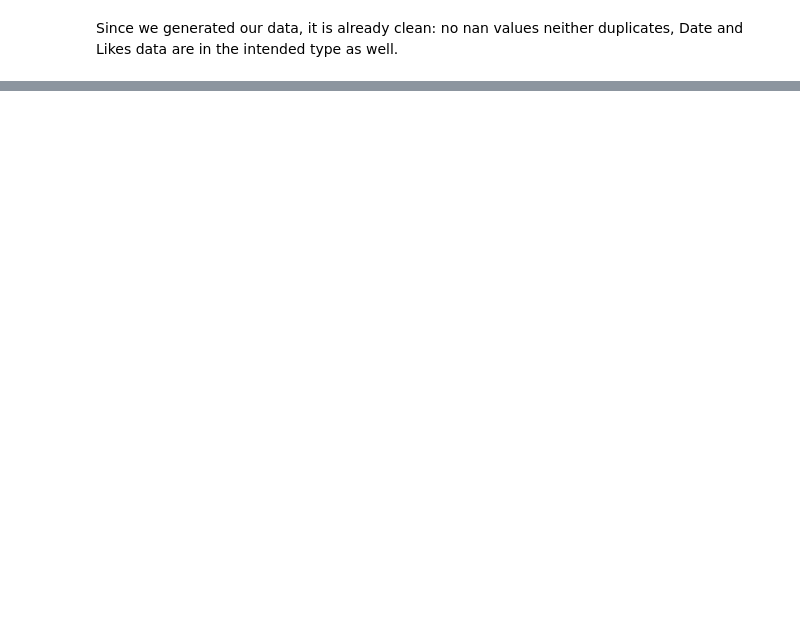
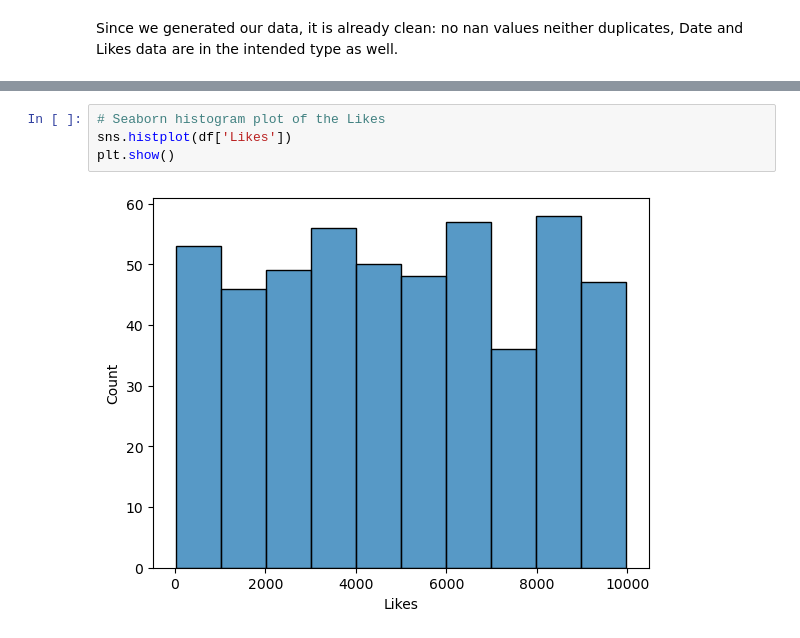
Before and after one commit to hmoustaphaousmane/social-media-usage-data-analysis, a Jupyter notebook: social-media-usage-data-analysis.ipynb, the cells around one changed output, grey strips where cells are left out. Drawn from its saved outputs; the diff is of its cells as text; blank space fills up the shorter version.

Commit message:
data visualization

```diff
--- a/social-media-usage-data-analysis.ipynb
+++ b/social-media-usage-data-analysis.ipynb
@@ -182,0 +193,6 @@ Since we generated our data, it is already clean: no nan values neither duplicat
+# %%
+# Seaborn histogram plot of the Likes
+sns.histplot(df['Likes'])
+plt.show()
+# %% [output]
+[figure, added]
```
Also changed, not shown: parts of 9 cells of this notebook.
